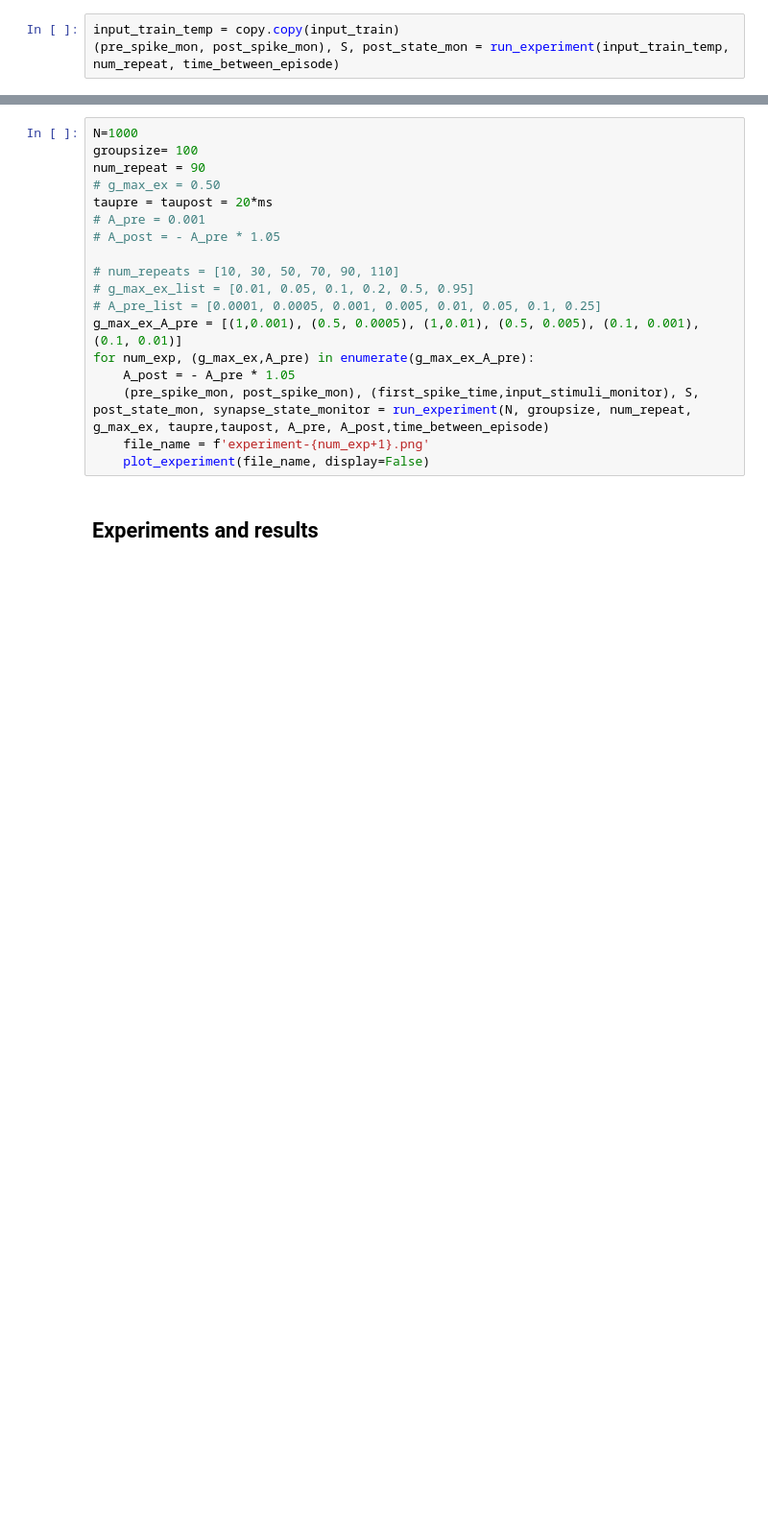
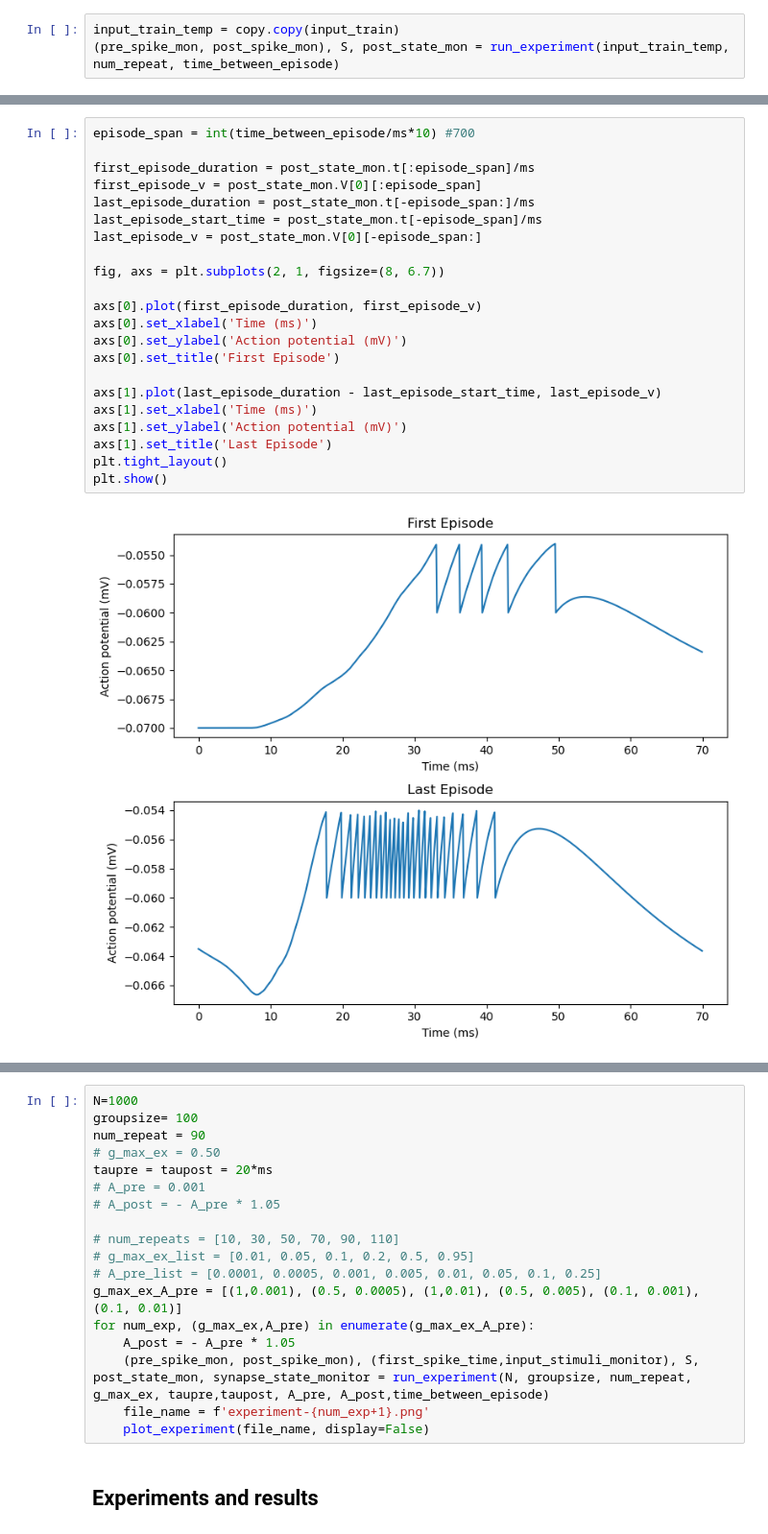
Before and after one commit to mehranfaraji/neuro4ml, a Jupyter notebook: week4-exercise.ipynb, the cells around one changed output, grey strips where cells are left out. Shown at 96% size. Saved outputs shown, nothing was run; the diff lists cells and outputs as text; blank space fills up the shorter version.

```diff
--- a/week4-exercise.ipynb
+++ b/week4-exercise.ipynb
@@ -180,0 +205,24 @@ plot_experiment(file_name=None, display=True)
+# %%
+episode_span = int(time_between_episode/ms*10) #700
+
+first_episode_duration = post_state_mon.t[:episode_span]/ms
+first_episode_v = post_state_mon.V[0][:episode_span]
+last_episode_duration = post_state_mon.t[-episode_span:]/ms
+last_episode_start_time = post_state_mon.t[-episode_span]/ms
+last_episode_v = post_state_mon.V[0][-episode_span:]
+
+fig, axs = plt.subplots(2, 1, figsize=(8, 6.7))
+
+axs[0].plot(first_episode_duration, first_episode_v)
+axs[0].set_xlabel('Time (ms)')
+axs[0].set_ylabel('Action potential (mV)')
+axs[0].set_title('First Episode')
+
+axs[1].plot(last_episode_duration - last_episode_start_time, last_episode_v)
+axs[1].set_xlabel('Time (ms)')
+axs[1].set_ylabel('Action potential (mV)')
+axs[1].set_title('Last Episode')
+plt.tight_layout()
+plt.show()
+# %% [output]
+[figure, added]
```
Also changed, not shown: parts of 11 cells of this notebook.
